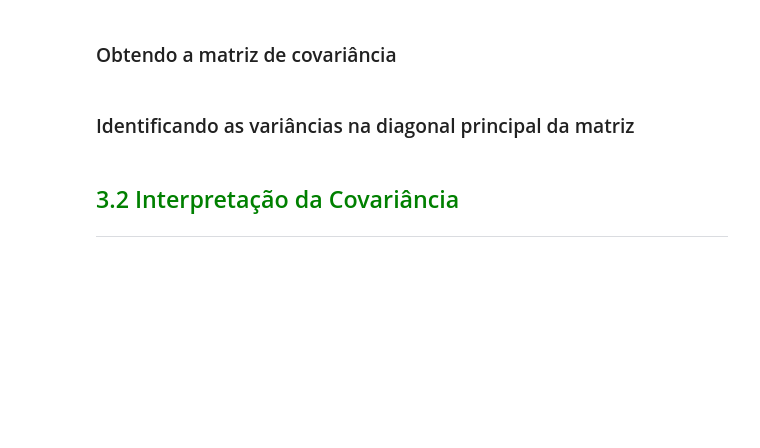
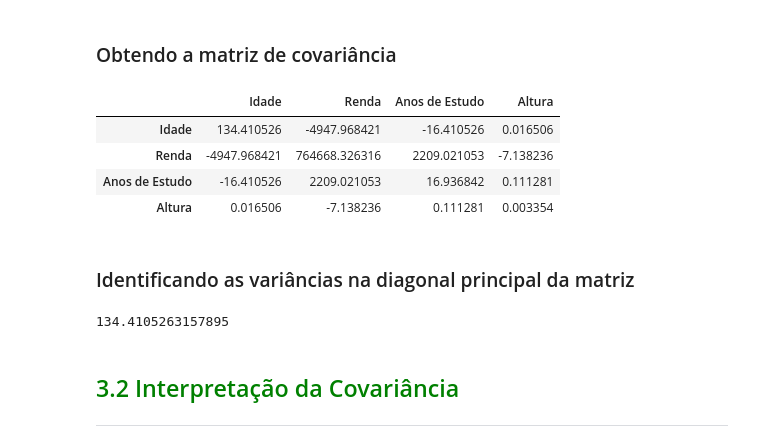
Before and after one commit to arthur-pulini/Estat-stica_com_python_5, a Jupyter notebook: Correlacao_e_Regressao.ipynb, the cells around one changed output. Cells and saved outputs as stored; diff of their text form; code cells hidden in the pictures; blank space fills up the shorter version.

```diff
--- a/Correlacao_e_Regressao.ipynb
+++ b/Correlacao_e_Regressao.ipynb
@@ -320,10 +320,24 @@ A covariância, ou variância conjunta, é a medida do grau de interdependência
 # $$S_{xy} = \frac 1{n-1}\sum_{i=1}^{n}(X_i-\bar{X})(Y_i-\bar{Y})$$
 # %% [markdown]
 ### Gerando uma amostra aleatória para facilitar o entendimento
+# %%
+amostra = dados.query('Renda < 5000').sample(n = 20, random_state=101)
 # %% [markdown]
 ### Obtendo a matriz de covariância
+# %%
+amostra[['Idade', 'Renda', 'Anos de Estudo', 'Altura']].cov()
+# %% [output]
+|  | Idade | Renda | Anos de Estudo | Altura |
+| Idade | 134.410526 | -4947.968421 | -16.410526 | 0.016506 |
+| Renda | -4947.968421 | 764668.326316 | 2209.021053 | -7.138236 |
+| Anos de Estudo | -16.410526 | 2209.021053 | 16.936842 | 0.111281 |
+| Altura | 0.016506 | -7.138236 | 0.111281 | 0.003354 |
 # %% [markdown]
 ### Identificando as variâncias na diagonal principal da matriz
+# %%
+amostra.Idade.var()
+# %% [output]
+134.4105263157895
 # %% [markdown]
 ## <font color=green>3.2 Interpretação da Covariância</font>
 ***
```
